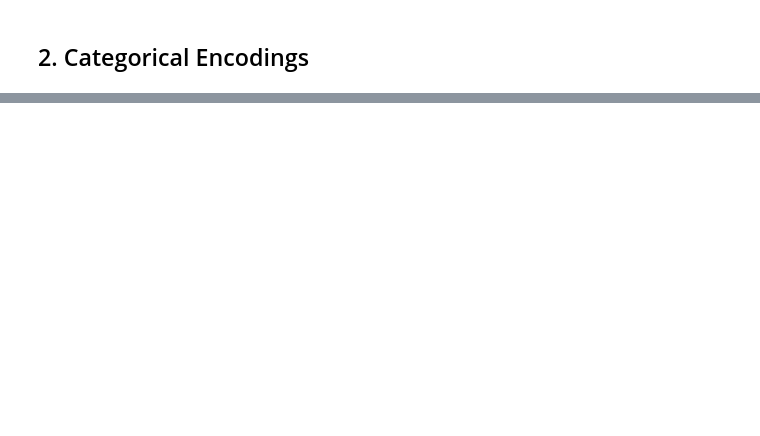
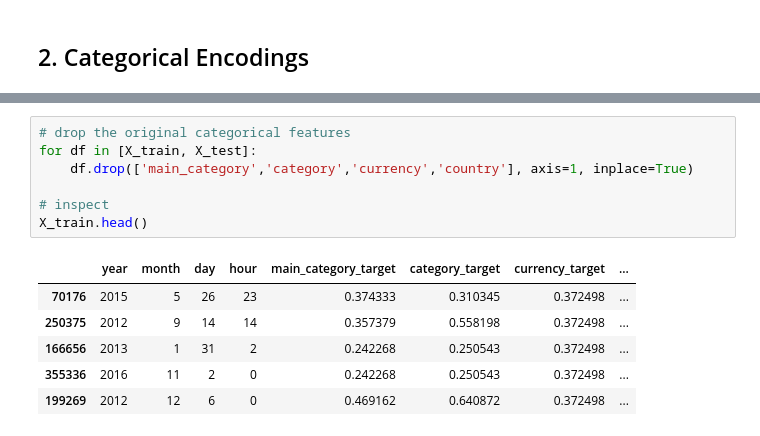
Before and after one commit to celeryexchange/kickstarter-kaggle-tutorial, a Jupyter notebook: notebooks/mj-01-kickstarter.ipynb, the cells around one changed output, grey strips where cells are left out. Drawn from its saved outputs; the diff is of its cells as text; blank space fills up the shorter version.

```diff
--- a/notebooks/mj-01-kickstarter.ipynb
+++ b/notebooks/mj-01-kickstarter.ipynb
@@ -237,0 +404,14 @@ The default model is **overfitting** way too much but I'm not sure how to handle
+# %%
+# drop the original categorical features
+for df in [X_train, X_test]:
+    df.drop(['main_category','category','currency','country'], axis=1, inplace=True)
+
+# inspect
+X_train.head()
+# %% [output]
+|  | year | month | day | hour | main_category_target | category_target | currency_target | ... |
+| 70176 | 2015 | 5 | 26 | 23 | 0.374333 | 0.310345 | 0.372498 | ... |
+| 250375 | 2012 | 9 | 14 | 14 | 0.357379 | 0.558198 | 0.372498 | ... |
+| 166656 | 2013 | 1 | 31 | 2 | 0.242268 | 0.250543 | 0.372498 | ... |
+| 355336 | 2016 | 11 | 2 | 0 | 0.242268 | 0.250543 | 0.372498 | ... |
+| 199269 | 2012 | 12 | 6 | 0 | 0.469162 | 0.640872 | 0.372498 | ... |
```
Also changed, not shown: parts of 33 cells of this notebook, 1 other file.
